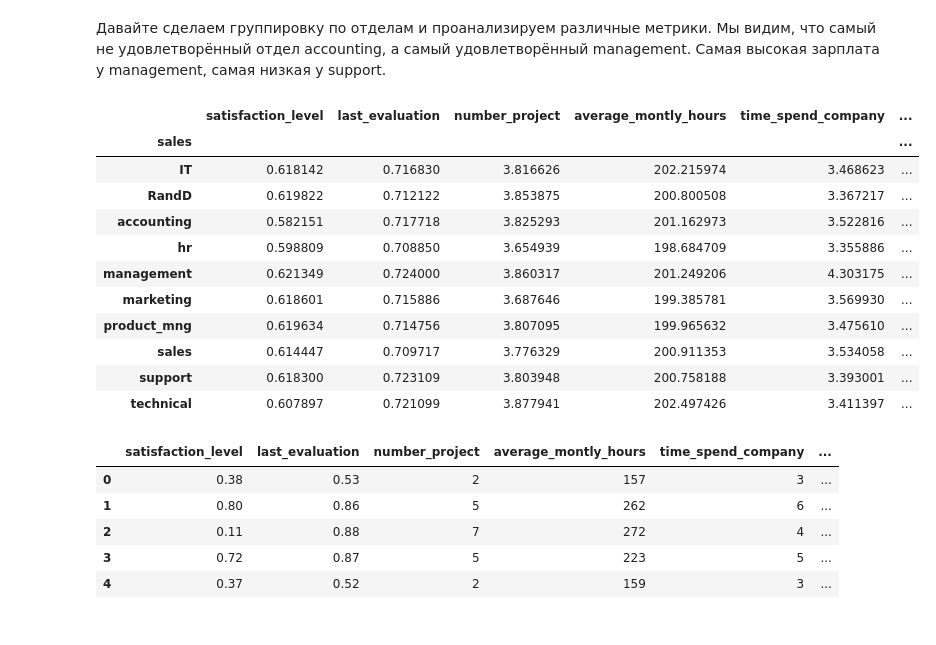
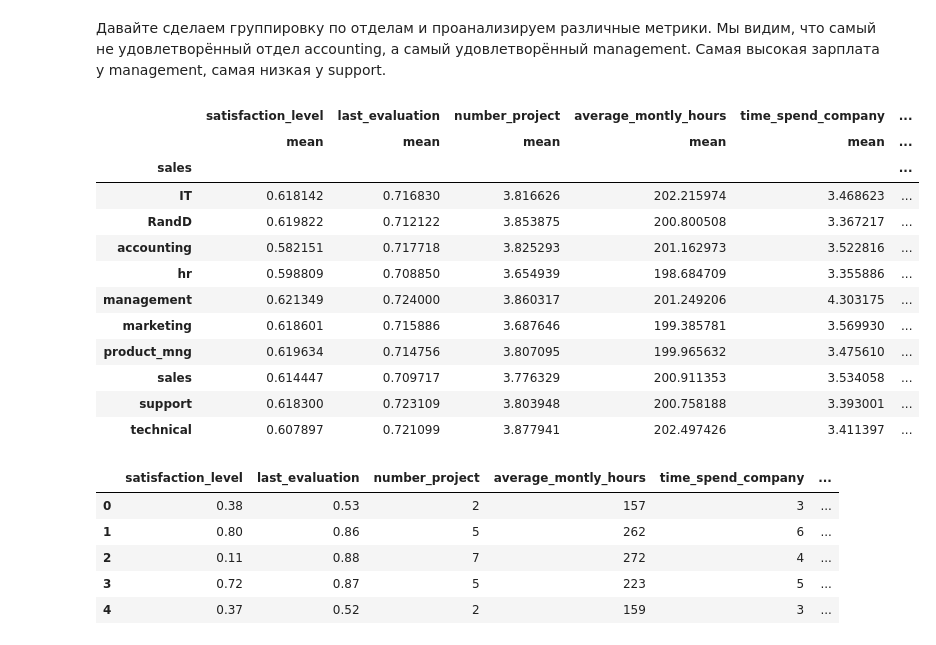
Before and after one commit to Geringer13/Netology_pyda, a Jupyter notebook: Diploma_work.ipynb, the cells around one changed output. Saved outputs shown, nothing was run; the diff lists cells and outputs as text; code cells hidden in the pictures.

```diff
--- a/Diploma_work.ipynb
+++ b/Diploma_work.ipynb
@@ -252,22 +252,24 @@ print('Moda: ', number, 'Count: ', max)
 Moda:  1 Count:  7316
 # %% [markdown]
 Давайте сделаем группировку по отделам и проанализируем различные метрики. Мы видим, что самый не удовлетворённый отдел accounting, а самый удовлетворённый management. Самая высокая зарплата у management, самая низкая у support.
-# %%
-gb_sales = data.groupby(data['sales']).mean()
-gb_sales
-# %% [output]
-|  | satisfaction_level | last_evaluation | number_project | average_montly_hours | time_spend_company | ... |
-| sales |  |  |  |  |  | ... |
-| IT | 0.618142 | 0.716830 | 3.816626 | 202.215974 | 3.468623 | ... |
-| RandD | 0.619822 | 0.712122 | 3.853875 | 200.800508 | 3.367217 | ... |
-| accounting | 0.582151 | 0.717718 | 3.825293 | 201.162973 | 3.522816 | ... |
-| hr | 0.598809 | 0.708850 | 3.654939 | 198.684709 | 3.355886 | ... |
-| management | 0.621349 | 0.724000 | 3.860317 | 201.249206 | 4.303175 | ... |
-| marketing | 0.618601 | 0.715886 | 3.687646 | 199.385781 | 3.569930 | ... |
-| product_mng | 0.619634 | 0.714756 | 3.807095 | 199.965632 | 3.475610 | ... |
-| sales | 0.614447 | 0.709717 | 3.776329 | 200.911353 | 3.534058 | ... |
-| support | 0.618300 | 0.723109 | 3.803948 | 200.758188 | 3.393001 | ... |
-| technical | 0.607897 | 0.721099 | 3.877941 | 202.497426 | 3.411397 | ... |
+# %%
+gb_sales = data.groupby(data['sales']).agg({'satisfaction_level': ['mean'],	'last_evaluation': ['mean'], 'number_project': ['mean'],
+  'average_montly_hours': ['mean'], 'time_spend_company': ['mean'],'Work_accident': ['mean'], 'promotion_last_5years': ['mean'], 'salary': ['mean'], 'left': 'sum'})
+gb_sales
+# %% [output]
+|  | satisfaction_level | last_evaluation | number_project | average_montly_hours | time_spend_company | ... |
+|  | mean | mean | mean | mean | mean | ... |
+| sales |  |  |  |  |  | ... |
+| IT | 0.618142 | 0.716830 | 3.816626 | 202.215974 | 3.468623 | ... |
+| RandD | 0.619822 | 0.712122 | 3.853875 | 200.800508 | 3.367217 | ... |
+| accounting | 0.582151 | 0.717718 | 3.825293 | 201.162973 | 3.522816 | ... |
+| hr | 0.598809 | 0.708850 | 3.654939 | 198.684709 | 3.355886 | ... |
+| management | 0.621349 | 0.724000 | 3.860317 | 201.249206 | 4.303175 | ... |
+| marketing | 0.618601 | 0.715886 | 3.687646 | 199.385781 | 3.569930 | ... |
+| product_mng | 0.619634 | 0.714756 | 3.807095 | 199.965632 | 3.475610 | ... |
+| sales | 0.614447 | 0.709717 | 3.776329 | 200.911353 | 3.534058 | ... |
+| support | 0.618300 | 0.723109 | 3.803948 | 200.758188 | 3.393001 | ... |
+| technical | 0.607897 | 0.721099 | 3.877941 | 202.497426 | 3.411397 | ... |
 # %%
 data.head()
 # %% [output]
```
